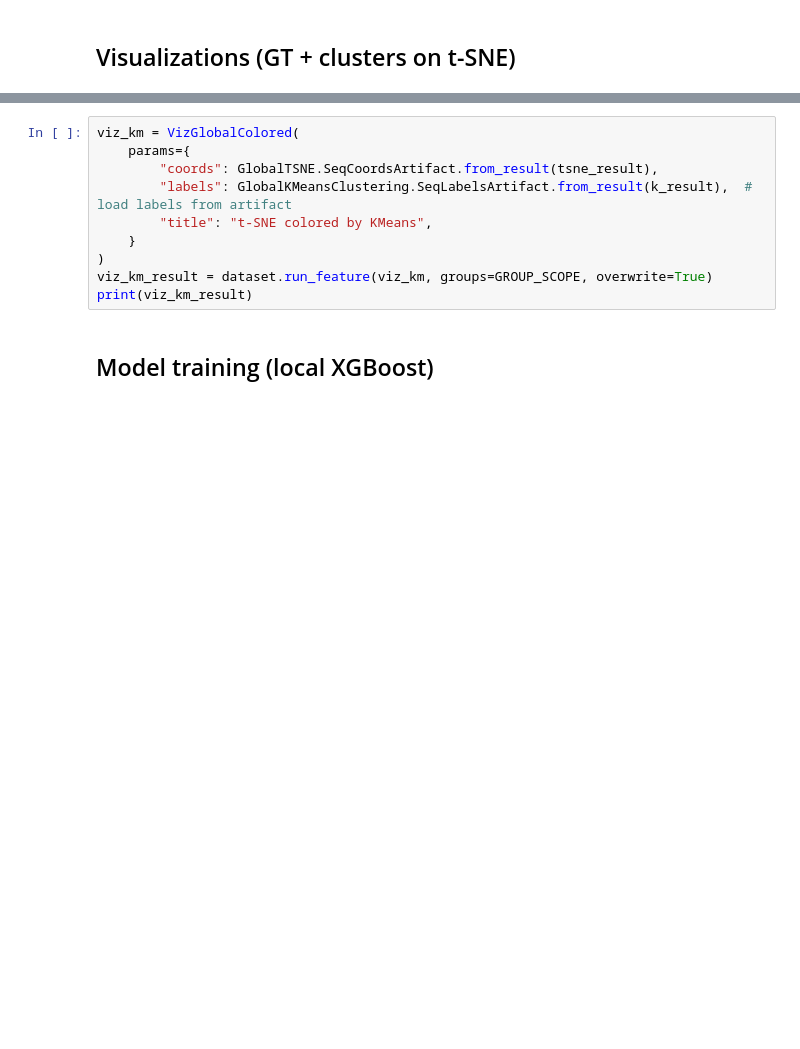
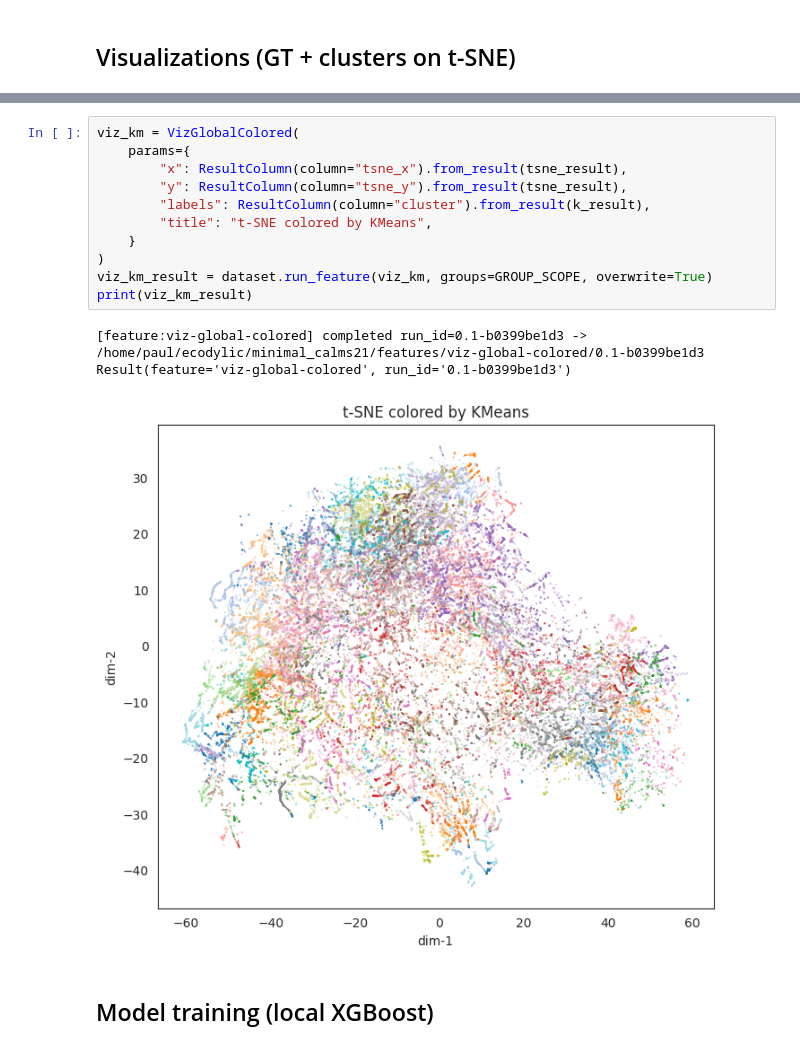
Before and after one commit to EcodylicScience/mosaic, a Jupyter notebook: notebooks/calms21-template.ipynb, the cells around one changed output, grey strips where cells are left out. Saved outputs shown, nothing was run; the diff lists cells and outputs as text; blank space fills up the shorter version.

```diff
--- a/notebooks/calms21-template.ipynb
+++ b/notebooks/calms21-template.ipynb
@@ -208,13 +267,18 @@ print(viz_gt_result)
 # %%
 viz_km = VizGlobalColored(
     params={
-        "coords": GlobalTSNE.SeqCoordsArtifact.from_result(tsne_result),
-        "labels": GlobalKMeansClustering.SeqLabelsArtifact.from_result(k_result),  # load labels from artifact
+        "x": ResultColumn(column="tsne_x").from_result(tsne_result),
+        "y": ResultColumn(column="tsne_y").from_result(tsne_result),
+        "labels": ResultColumn(column="cluster").from_result(k_result),
         "title": "t-SNE colored by KMeans",
     }
 )
 viz_km_result = dataset.run_feature(viz_km, groups=GROUP_SCOPE, overwrite=True)
 print(viz_km_result)
+# %% [output]
+[feature:viz-global-colored] completed run_id=0.1-b0399be1d3 -> /home/paul/ecodylic/minimal_calms21/features/viz-global-colored/0.1-b0399be1d3
+Result(feature='viz-global-colored', run_id='0.1-b0399be1d3')
+[figure, added]
 # %% [markdown]
 ## Model training (local XGBoost)
 # %% [markdown]
```
Also changed, not shown: parts of 11 cells of this notebook, 30 other files.
